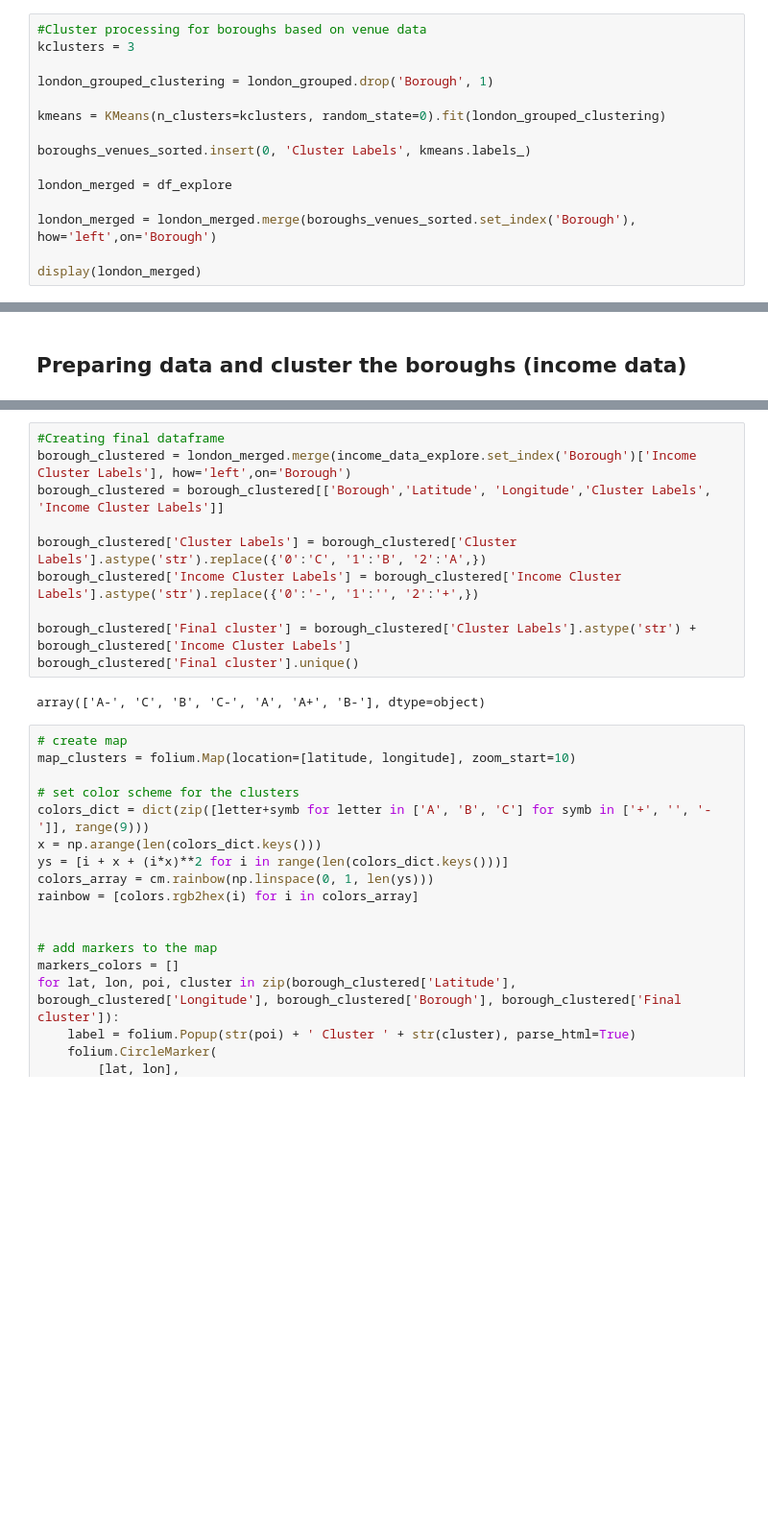
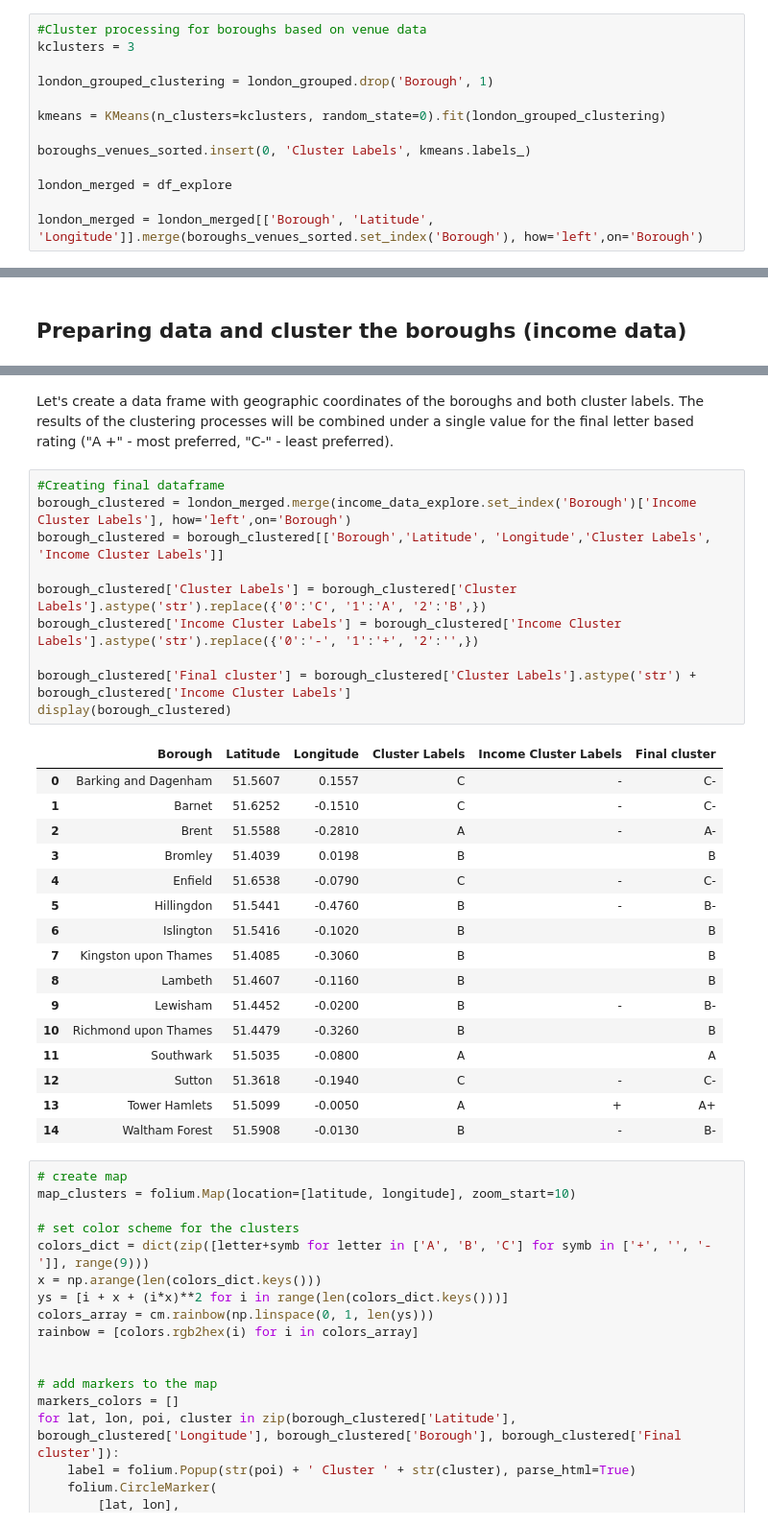
Before and after one commit to Aioioy/London_restaurants_Capstone_Project, a Jupyter notebook: London_restaurants_Capstone_Project.ipynb, the cells around one changed output, grey strips where cells are left out. Shown at 96% size. Saved outputs shown, nothing was run; the diff lists cells and outputs as text; blank space fills up the shorter version.

```diff
--- a/London_restaurants_Capstone_Project.ipynb
+++ b/London_restaurants_Capstone_Project.ipynb
@@ -295,6 +381,4 @@ boroughs_venues_sorted.insert(0, 'Cluster Labels', kmeans.labels_)
 
 london_merged = df_explore
 
-london_merged = london_merged.merge(boroughs_venues_sorted.set_index('Borough'), how='left',on='Borough')
-
-display(london_merged)
+london_merged = london_merged[['Borough', 'Latitude', 'Longitude']].merge(boroughs_venues_sorted.set_index('Borough'), how='left',on='Borough')
@@ -390,16 +514,33 @@ display(income_data_explore)
 | 29 | Waltham Forest | 25500 | 28284 | 0 |
+# %% [markdown]
+Let's create a data frame with geographic coordinates of the boroughs and both cluster labels. The results of the clustering processes will be combined under a single value for the final letter based rating ("A +" - most preferred, "C-" - least preferred).
 # %%
 #Creating final dataframe
 borough_clustered = london_merged.merge(income_data_explore.set_index('Borough')['Income Cluster Labels'], how='left',on='Borough')
 borough_clustered = borough_clustered[['Borough','Latitude', 'Longitude','Cluster Labels', 'Income Cluster Labels']]
 
-borough_clustered['Cluster Labels'] = borough_clustered['Cluster Labels'].astype('str').replace({'0':'C', '1':'B', '2':'A',})
-borough_clustered['Income Cluster Labels'] = borough_clustered['Income Cluster Labels'].astype('str').replace({'0':'-', '1':'', '2':'+',})
+borough_clustered['Cluster Labels'] = borough_clustered['Cluster Labels'].astype('str').replace({'0':'C', '1':'A', '2':'B',})
+borough_clustered['Income Cluster Labels'] = borough_clustered['Income Cluster Labels'].astype('str').replace({'0':'-', '1':'+', '2':'',})
 
 borough_clustered['Final cluster'] = borough_clustered['Cluster Labels'].astype('str') + borough_clustered['Income Cluster Labels']
-borough_clustered['Final cluster'].unique()
+display(borough_clustered)
 # %% [output]
-array(['A-', 'C', 'B', 'C-', 'A', 'A+', 'B-'], dtype=object)
+|  | Borough | Latitude | Longitude | Cluster Labels | Income Cluster Labels | Final cluster |
+| 0 | Barking and Dagenham | 51.5607 | 0.1557 | C | - | C- |
+| 1 | Barnet | 51.6252 | -0.1510 | C | - | C- |
+| 2 | Brent | 51.5588 | -0.2810 | A | - | A- |
+| 3 | Bromley | 51.4039 | 0.0198 | B |  | B |
+| 4 | Enfield | 51.6538 | -0.0790 | C | - | C- |
+| 5 | Hillingdon | 51.5441 | -0.4760 | B | - | B- |
+| 6 | Islington | 51.5416 | -0.1020 | B |  | B |
+| 7 | Kingston upon Thames | 51.4085 | -0.3060 | B |  | B |
+| 8 | Lambeth | 51.4607 | -0.1160 | B |  | B |
+| 9 | Lewisham | 51.4452 | -0.0200 | B | - | B- |
+| 10 | Richmond upon Thames | 51.4479 | -0.3260 | B |  | B |
+| 11 | Southwark | 51.5035 | -0.0800 | A |  | A |
+| 12 | Sutton | 51.3618 | -0.1940 | C | - | C- |
+| 13 | Tower Hamlets | 51.5099 | -0.0050 | A | + | A+ |
+| 14 | Waltham Forest | 51.5908 | -0.0130 | B | - | B- |
 # %%
 # create map
 map_clusters = folium.Map(location=[latitude, longitude], zoom_start=10)
```
Also changed, not shown: parts of 24 cells of this notebook, 5 other files.
